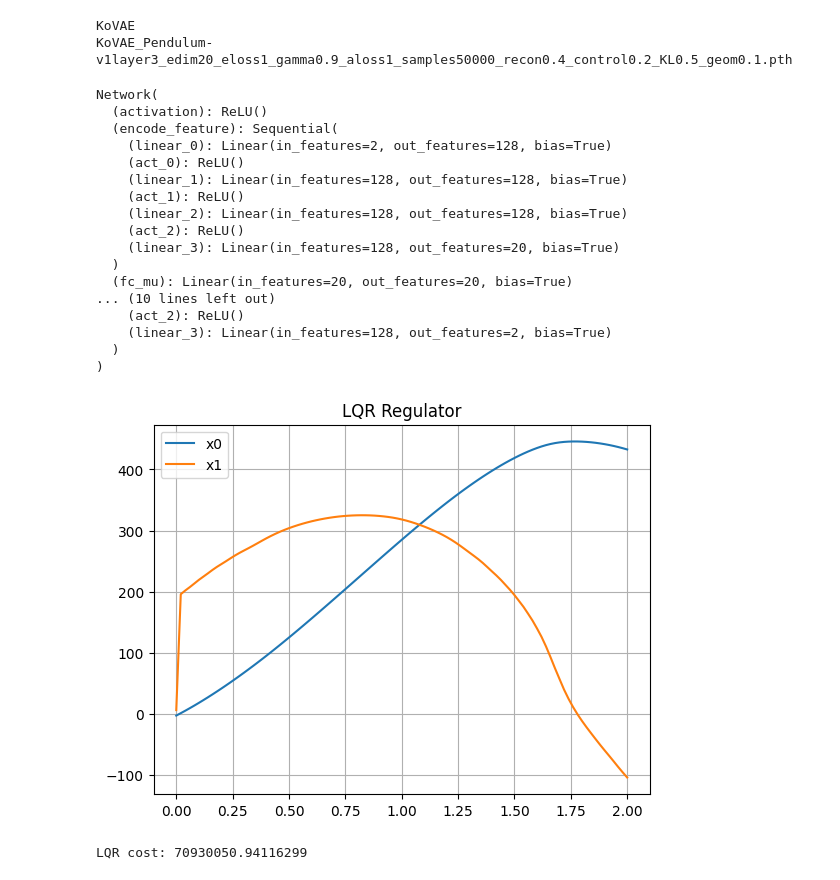
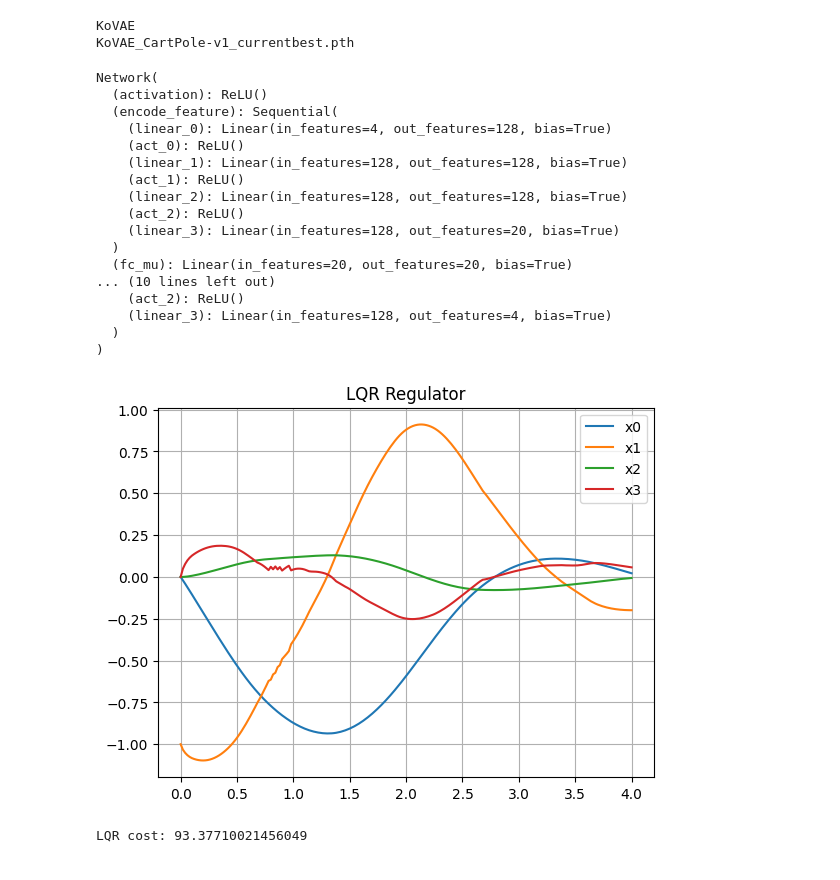
Before and after one commit to xyrrrrrrrr/RKVAE, a Jupyter notebook: control/Control_KoVAE.ipynb, the cells around one changed output. Drawn from its saved outputs; the diff is of its cells as text; code cells hidden in the pictures.

```diff
--- a/control/Control_KoVAE.ipynb
+++ b/control/Control_KoVAE.ipynb
@@ -30,10 +30,10 @@ suffixes =["4_28", "4_30", "5_2", "5_2", "5_2", "5_2_ode_constraint", "5_2"]
 # %%
 method_index = 8
 # suffix = "CartPole1_26"
-# env_name = "CartPole-v1"
+env_name = "CartPole-v1"
 # env_name = "LunarLanderContinuous-v2"
 # suffix = "Pendulum1_26"
-env_name = "Pendulum-v1"
+# env_name = "Pendulum-v1"
 suffix = suffixes[method_index-2]
 # env_name = "DampingPendulum"
 # env_name = "DoublePendulum"
@@ -66,7 +66,7 @@ if method.endswith("DKNGU"):
             model_path = file
 if method.endswith("KoVAE"):
     for file in os.listdir(root_path):
-        if file.startswith(method+"_"+env_name) and file.endswith("geom0.1.pth"):# pendulum 20000 #lunarlander 20000
+        if file.startswith(method+"_"+env_name) and file.endswith("best.pth"):# pendulum 20000 #lunarlander 20000
             model_path = file
             print(model_path)
 Data_collect = data_collecter(env_name)
@@ -111,11 +111,11 @@ net.cpu()
 net.double()
 # %% [output]
 KoVAE
-KoVAE_Pendulum-v1layer3_edim20_eloss1_gamma0.9_aloss1_samples50000_recon0.4_control0.2_KL0.5_geom0.1.pth
+KoVAE_CartPole-v1_currentbest.pth
 Network(
   (activation): ReLU()
   (encode_feature): Sequential(
-    (linear_0): Linear(in_features=2, out_features=128, bias=True)
+    (linear_0): Linear(in_features=4, out_features=128, bias=True)
     (act_0): ReLU()
     (linear_1): Linear(in_features=128, out_features=128, bias=True)
     (act_1): ReLU()
@@ -126,7 +126,7 @@ Network(
   (fc_mu): Linear(in_features=20, out_features=20, bias=True)
 ... (10 lines left out)
     (act_2): ReLU()
-    (linear_3): Linear(in_features=128, out_features=2, bias=True)
+    (linear_3): Linear(in_features=128, out_features=4, bias=True)
   )
 )
 # %%
@@ -371,9 +331,9 @@ def Prepare_LQR(env_name):
         Q = np.zeros((NKoopman,NKoopman))
         Q[0,0] = 5.0
         Q[1,1] = 0.01
-        R = 1*np.eye(1)
-        reset_state = [0.5,0.0]
-        x_ref[0] = 0.45
+        R = 10*np.eye(1)
+        reset_state = [0.6, 0.0]
+        x_ref[0] = 0.2
     elif env_name.startswith("LunarLanderContinuous-v2"):
         Q = np.zeros((NKoopman,NKoopman))
         Q[0,0] = 20.0
@@ -391,25 +351,14 @@ def Prepare_LQR(env_name):
     return Q,R,reset_state,x_ref
 # %%
 from scipy.linalg import svd
+import lqr
+import time
 Ad = state_dict['lA.weight'].cpu().numpy()
 Bd = state_dict['lB.weight'].cpu().numpy()
 env = Data_collect.env
-env.reset()
-import lqr
-import time
+# env.reset()
 Ad = np.matrix(Ad)
 Bd = np.matrix(Bd)
-# n = Ad.shape[0] # encode + indim
-# m = Bd.shape[1] # udim
-# A_A = Ad ** 2
-# zero_block1 = np.zeros((n, n))  # 上右零块（A右侧的0）
-# zero_block2 = np.zeros((n, n))  # 下左零块（A⊗A左侧的0）
-# one_block = np.ones((n, m))
-# Ad= np.block([
-#     [Ad, zero_block1],          # 上半部分：[A, 0]
-#     [zero_block2, A_A]     # 下半部分：[0, A⊗A]
-# ])
-# Bd=np.block([[Bd],[one_block]])
 epsilon = 0.0
 Q,R,reset_state,x_ref = Prepare_LQR(env_name)
 # Kopt design
@@ -423,62 +372,50 @@ Q_[:NKoopman,:NKoopman] = 0
 # print(Ad.shape, Bd.shape, Q.shape, R.shape)
 Kopt2 = lqr.lqr_regulator_k(Ad,Bd,Q_,R_)
 observation_list = []
-if env_name == "LunarLanderContinuous-v2":
-    observation = env.reset()
-else:
-    observation = env.reset_state(reset_state)
-# observation += np.random.normal(0, 0.1, Nstate)
-observation_noisy = observation + np.random.normal(0, 0.1, Nstate)
+observation = env.reset_state(reset_state)
+observation_noisy = observation + np.random.normal(0, 0.1, observation.shape[0]) if env_name != "MountainCarContinuous-v0" and env_name != "CartPole-v1" else observation
 x0 = np.matrix(Psi_o(observation_noisy,net))
 x_ref_lift = Psi_o(x_ref,net)
 # x_ref_lift[NKoopman:,0] = 0
 observation_list.append(x0[:Nstate].reshape(-1,1))
 # print(Kopt)
 u_list = []
-steps = 100
+steps = 200
 # umax = 100
 for i in range(steps):
-    # env.render()
-    # print(np.sum(x0-x_ref_lift))
     err = np.sqrt((x0-x_ref_lift).T * Q * (x0-x_ref_lift))[0,0]  # 标量偏差
     if err > epsilon:
         u = -Kopt1*(x0-x_ref_lift)
         ureal = u[:udim, 0][0]
     else:
         u = -Kopt2*(x0-x_ref_lift)
         ureal = u[:udim, 0][0]
     gu = net.control_encode(torch.tensor(x0[:Nstate].T)).detach().numpy()
-    # gu = net.control_encoder(torch.tensor(x0.T)).detach().numpy()
+    gu = np.where(np.abs(gu) < 1e-3, 1e-3 * np.sign(gu), gu)
+    gu = np.where(np.abs(gu) > 1e3, 1e3 * np.sign(gu), gu)
     if udim == 1:
         ureal = u[0,0]/gu[0,0]
     else:
         ureal = [u[i,0]/gu[0,i] for i in range(udim)]
-
-    # print(ureal)
-    # print(ureal.shape)
-    # ureal = max(-8,min(8,ureal))
     observation, reward, done, info = env.step(ureal)
     # observation += np.random.normal(0, 0.1, observation.shape[0])
-    observation_noisy = observation + np.random.normal(0, 0.1, observation.shape[0])
+    observation_noisy = observation + np.random.normal(0, 0.1, observation.shape[0]) if env_name != "MountainCarContinuous-v0" and env_name != "CartPole-v1" else observation
     x0 = np.matrix(Psi_o(observation_noisy,net))
-    # x0 = Ad*x0+Bd*u
     observation_list.append(observation.reshape(-1,1))
     u_list.append(u)
-
-    # time.sleep(0.1)
 
 observations = np.concatenate(observation_list,axis=1)
 np.save("./data/"+env_name+"_"+method+"_observations.npy",observations)
 u_list = np.array(u_list).reshape(-1)
 time_history = np.arange(steps+1)*env.dt
 for i in range(Nstate):
     plt.plot(time_history, observations[i,:].reshape(-1,1), label="x{}".format(i))
 plt.grid(True)
 plt.title("LQR Regulator")
 plt.legend()
 plt.show()
 cost = Cost(observations,u_list,Q,R,x_ref)
 print("LQR cost:", cost)
 # %% [output]
-[figure, old version]
+[figure, new version]
-LQR cost: 70930050.94116299
+LQR cost: 93.37710021456049
```
Also changed, not shown: parts of 6 cells of this notebook, 12 other files.
